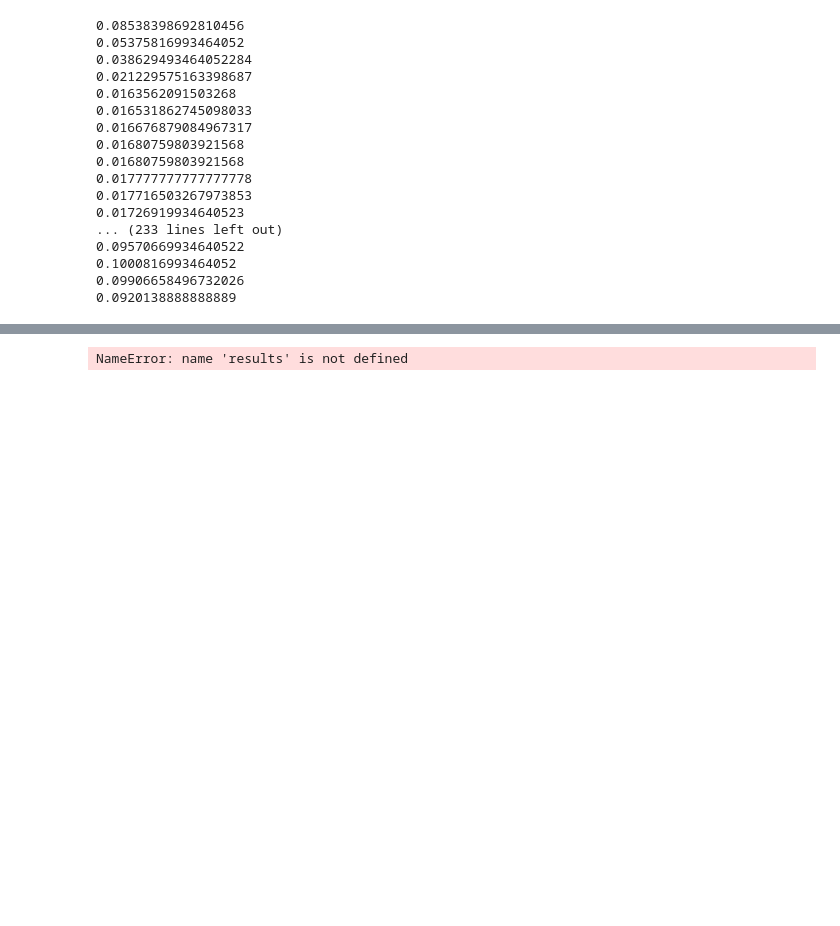
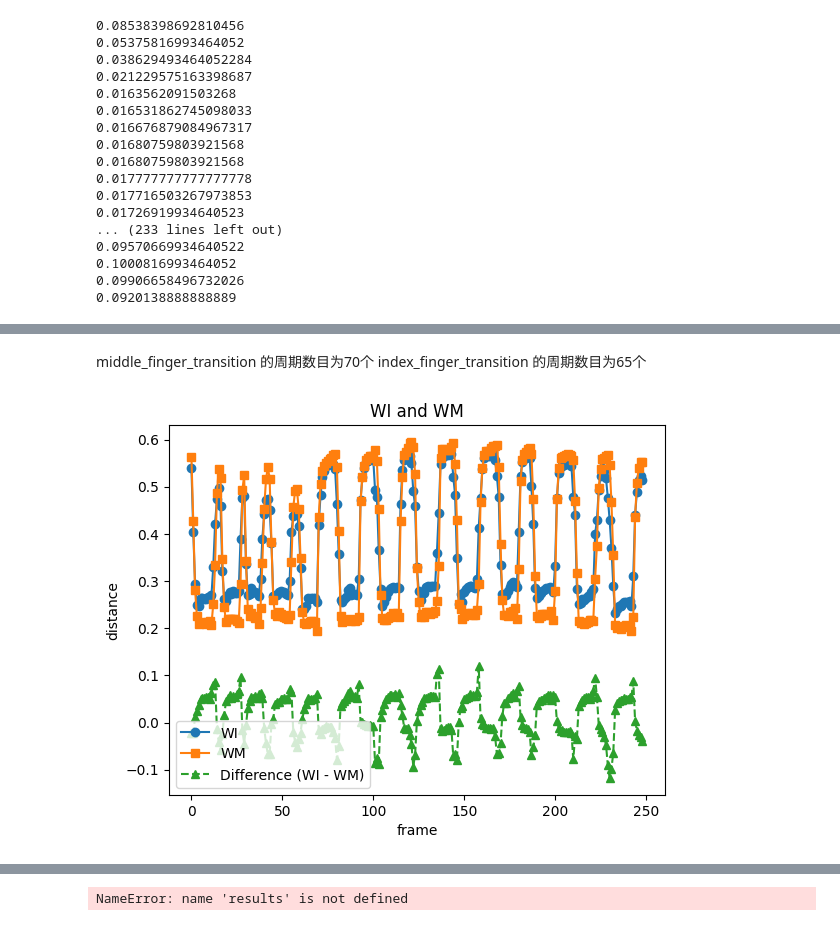
Before and after one commit to Lyrionnn/hand_modeling, a Jupyter notebook: test.ipynb, the cells around one changed output, grey strips where cells are left out. Cells and saved outputs as stored; diff of their text form; code cells hidden in the pictures; blank space fills up the shorter version.

```diff
--- a/test.ipynb
+++ b/test.ipynb
@@ -450,0 +577,28 @@ findfont: Generic family 'sans-serif' not found because none of the following fa
+# %% [markdown]
+middle_finger_transition 的周期数目为70个
+index_finger_transition 的周期数目为65个
+# %%
+import matplotlib.pyplot as plt
+
+# 创建两个示例列表
+#WI = [1, 2, 3, 4, 5]
+#WM = [5, 4, 3, 2, 1]
+
+difference = [wi - wm for wi, wm in zip(WI, WM)]
+# 绘制曲线
+plt.plot(WI, label='WI', marker='o')  # 绘制WT列表的曲线，使用圆点标记
+plt.plot(WM, label='WM', marker='s')  # 绘制WM列表的曲线，使用正方形标记
+plt.plot(difference, label='Difference (WI - WM)', linestyle='--', marker='^')
+
+# 添加图例
+plt.legend()
+
+# 添加标题和标签
+plt.title('WI and WM')
+plt.xlabel('frame')
+plt.ylabel('distance')
+
+# 显示图形
+plt.show()
+# %% [output]
+[figure, added]
```
Also changed, not shown: parts of 37 cells of this notebook, 24 other files.
